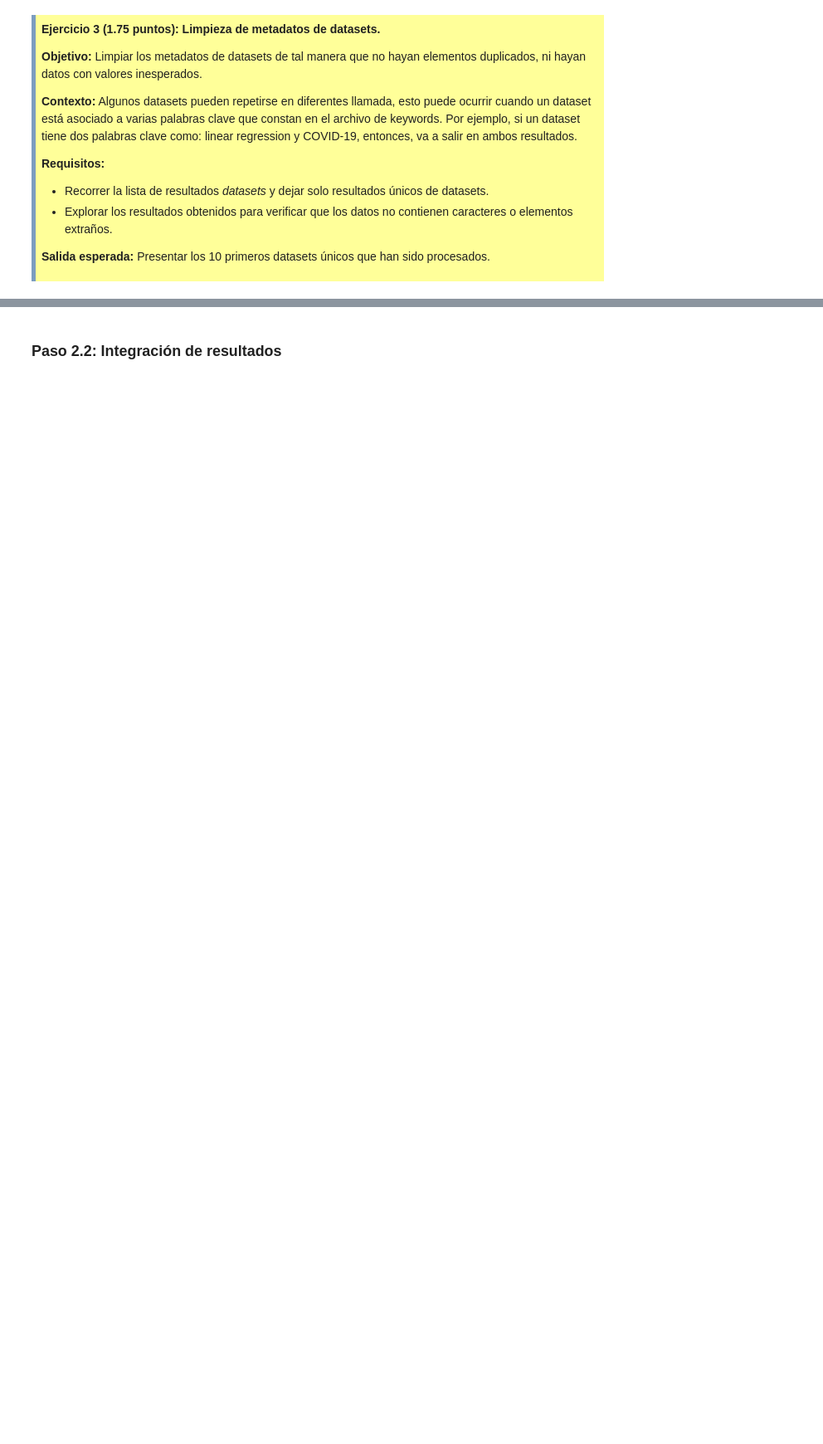
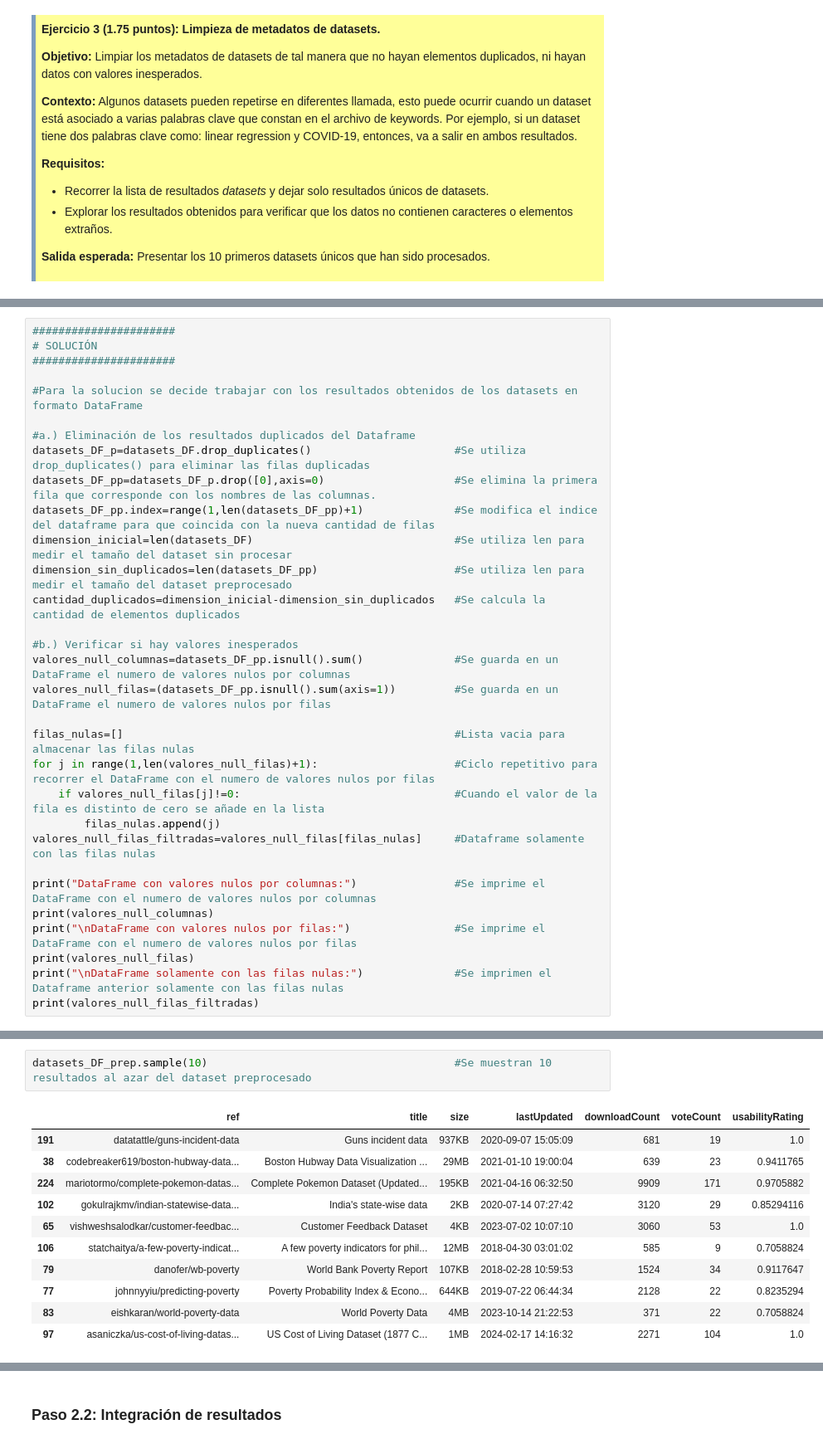
Before and after one commit to SantiagoMendietaCarrion/Lab1_APIS, a Jupyter notebook: Lab1_API_Mendieta_Santiago.ipynb, the cells around one changed output, grey strips where cells are left out. Shown at 83% size. Drawn from its saved outputs; the diff is of its cells as text; blank space fills up the shorter version.

```diff
--- a/Lab1_API_Mendieta_Santiago.ipynb
+++ b/Lab1_API_Mendieta_Santiago.ipynb
@@ -346,0 +272,31 @@ z
+# %%
+######################
+# SOLUCIÓN
+######################
+
+#Para la solucion se decide trabajar con los resultados obtenidos de los datasets en formato DataFrame
+
+#a.) Eliminación de los resultados duplicados del Dataframe
+datasets_DF_p=datasets_DF.drop_duplicates()                      #Se utiliza drop_duplicates() para eliminar las filas duplicadas
+datasets_DF_pp=datasets_DF_p.drop([0],axis=0)                    #Se elimina la primera fila que corresponde con los nombres de las columnas.
+datasets_DF_pp.index=range(1,len(datasets_DF_pp)+1)              #Se modifica el indice del dataframe para que coincida con la nueva cantidad de filas
+dimension_inicial=len(datasets_DF)                               #Se utiliza len para medir el tamaño del dataset sin procesar
+dimension_sin_duplicados=len(datasets_DF_pp)                     #Se utiliza len para medir el tamaño del dataset preprocesado
+cantidad_duplicados=dimension_inicial-dimension_sin_duplicados   #Se calcula la cantidad de elementos duplicados
+
+#b.) Verificar si hay valores inesperados
+valores_null_columnas=datasets_DF_pp.isnull().sum()              #Se guarda en un DataFrame el numero de valores nulos por columnas
+valores_null_filas=(datasets_DF_pp.isnull().sum(axis=1))         #Se guarda en un DataFrame el numero de valores nulos por filas
+
+filas_nulas=[]                                                   #Lista vacia para almacenar las filas nulas
+for j in range(1,len(valores_null_filas)+1):                     #Ciclo repetitivo para recorrer el DataFrame con el numero de valores nulos por filas
+    if valores_null_filas[j]!=0:                                 #Cuando el valor de la fila es distinto de cero se añade en la lista
+        filas_nulas.append(j)
+valores_null_filas_filtradas=valores_null_filas[filas_nulas]     #Dataframe solamente con las filas nulas
+
+print("DataFrame con valores nulos por columnas:")               #Se imprime el DataFrame con el numero de valores nulos por columnas
+print(valores_null_columnas)
+print("\nDataFrame con valores nulos por filas:")                #Se imprime el DataFrame con el numero de valores nulos por filas
+print(valores_null_filas)
+print("\nDataFrame solamente con las filas nulas:")              #Se imprimen el Dataframe anterior solamente con las filas nulas
+print(valores_null_filas_filtradas)
@@ -347,3 +360,17 @@ z
+# %%
+datasets_DF_prep.sample(10)                                      #Se muestran 10 resultados al azar del dataset preprocesado
+# %% [output]
+|  | ref | title | size | lastUpdated | downloadCount | voteCount | usabilityRating |
+| 191 | datatattle/guns-incident-data | Guns incident data | 937KB | 2020-09-07 15:05:09 | 681 | 19 | 1.0 |
+| 38 | codebreaker619/boston-hubway-data... | Boston Hubway Data Visualization ... | 29MB | 2021-01-10 19:00:04 | 639 | 23 | 0.9411765 |
+| 224 | mariotormo/complete-pokemon-datas... | Complete Pokemon Dataset (Updated... | 195KB | 2021-04-16 06:32:50 | 9909 | 171 | 0.9705882 |
+| 102 | gokulrajkmv/indian-statewise-data... | India's state-wise data | 2KB | 2020-07-14 07:27:42 | 3120 | 29 | 0.85294116 |
+| 65 | vishweshsalodkar/customer-feedbac... | Customer Feedback Dataset | 4KB | 2023-07-02 10:07:10 | 3060 | 53 | 1.0 |
+| 106 | statchaitya/a-few-poverty-indicat... | A few poverty indicators for phil... | 12MB | 2018-04-30 03:01:02 | 585 | 9 | 0.7058824 |
+| 79 | danofer/wb-poverty | World Bank Poverty Report | 107KB | 2018-02-28 10:59:53 | 1524 | 34 | 0.9117647 |
+| 77 | johnnyyiu/predicting-poverty | Poverty Probability Index & Econo... | 644KB | 2019-07-22 06:44:34 | 2128 | 22 | 0.8235294 |
+| 83 | eishkaran/world-poverty-data | World Poverty Data | 4MB | 2023-10-14 21:22:53 | 371 | 22 | 0.7058824 |
+| 97 | asaniczka/us-cost-of-living-datas... | US Cost of Living Dataset (1877 C... | 1MB | 2024-02-17 14:16:32 | 2271 | 104 | 1.0 |
 # %% [markdown]
 <div style="background-color: #FFFF99; border-color: #7C9DBF; border-left: 5px solid #7C9DBF; padding: 0.5em;">
 
```
Also changed, not shown: parts of 23 cells of this notebook.
